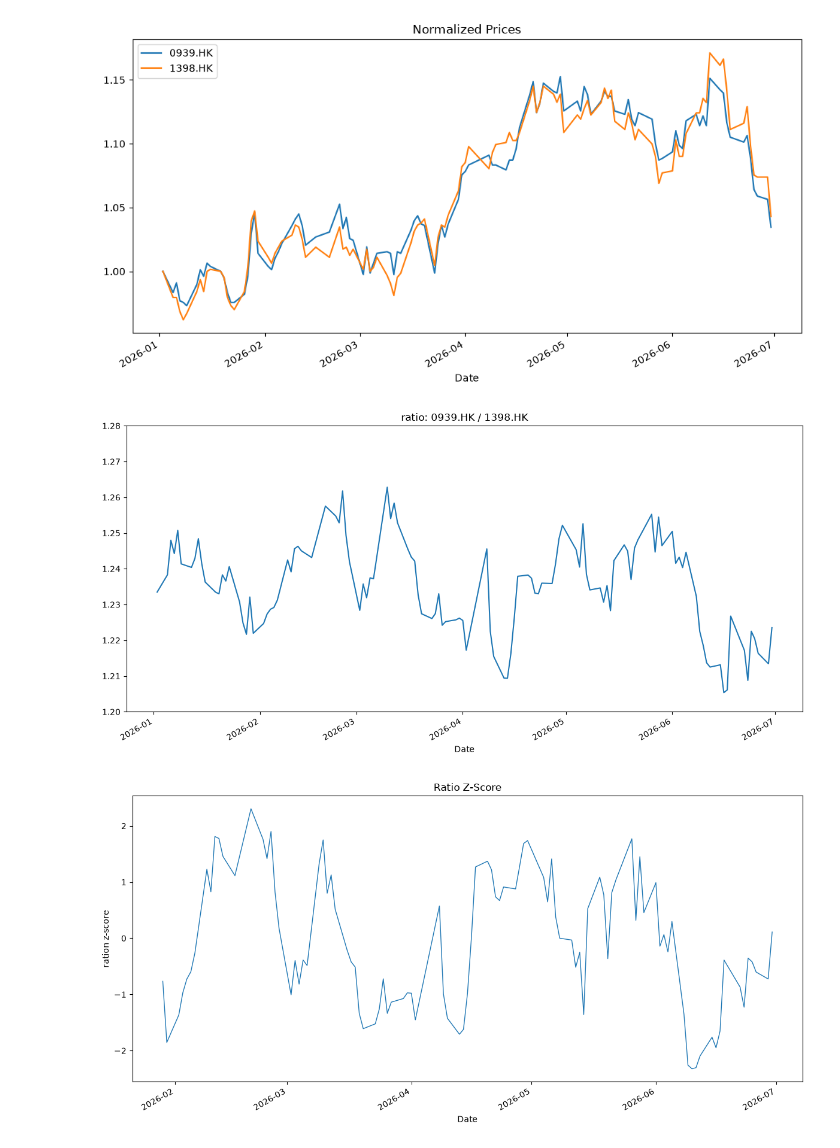
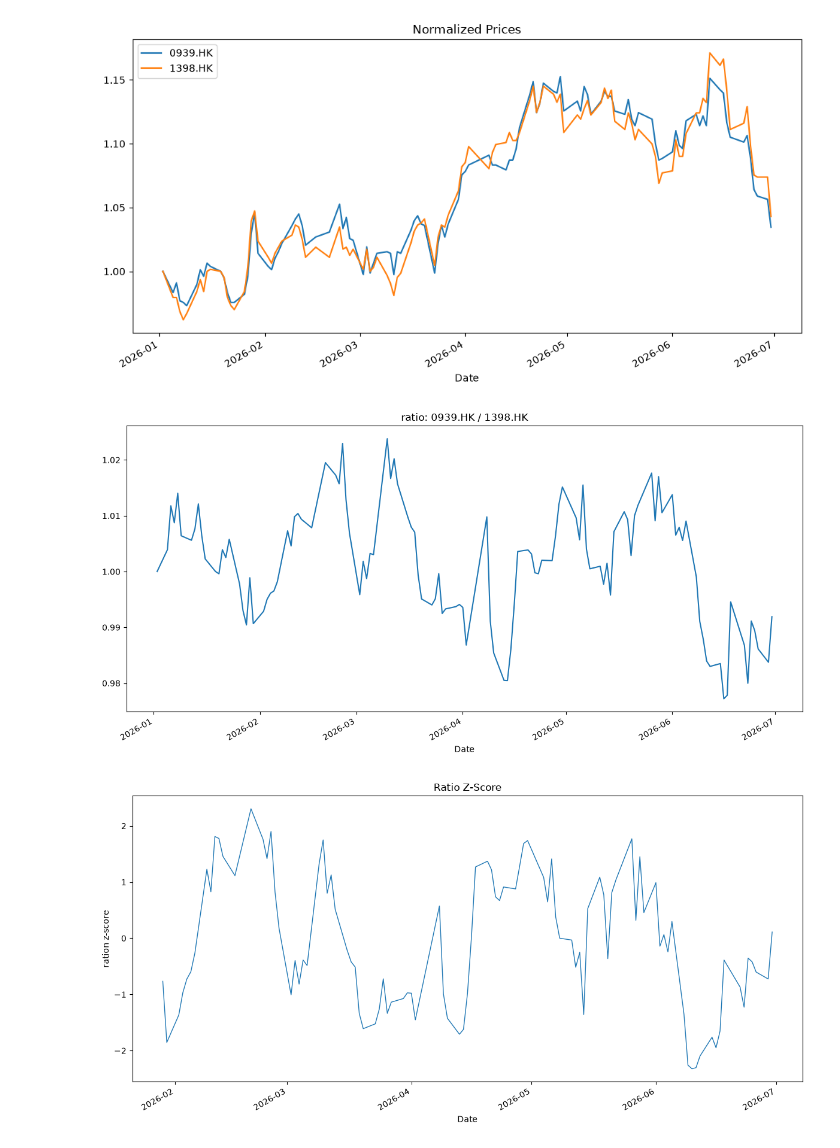
Before and after one commit to Wonder0fYou083/hk, a Jupyter notebook: notebooks/01_pair_checking.ipynb, the cells around one changed output. Cells and saved outputs as stored; diff of their text form; code cells hidden in the pictures.

Commit message:
Making the method of calculating ratios consistent in notebooks and in src

```diff
--- a/notebooks/01_pair_checking.ipynb
+++ b/notebooks/01_pair_checking.ipynb
@@ -44,13 +44,12 @@ normalized.plot(figsize=(12, 6), title="Normalized Prices")
 <Axes: title={'center': 'Normalized Prices'}, xlabel='Date'>
 [figure]
 # %%
-ratio = pair_prices["0939.HK"] / pair_prices["1398.HK"]
+ratio = normalized["0939.HK"] / normalized["1398.HK"]
 ratio_chart = ratio.plot(figsize=(12, 6), title="ratio: 0939.HK / 1398.HK")
-ratio_chart.set_ybound(1.2, 1.28)
 plt.tight_layout()
 plt.show()
 # %% [output]
-[figure, old version]
+[figure, new version]
 # %%
 rolling_mean = ratio.rolling(window=20).mean()
 rolling_std = ratio.rolling(window=20).std()
```
Also changed, not shown: parts of 1 cell of this notebook.
